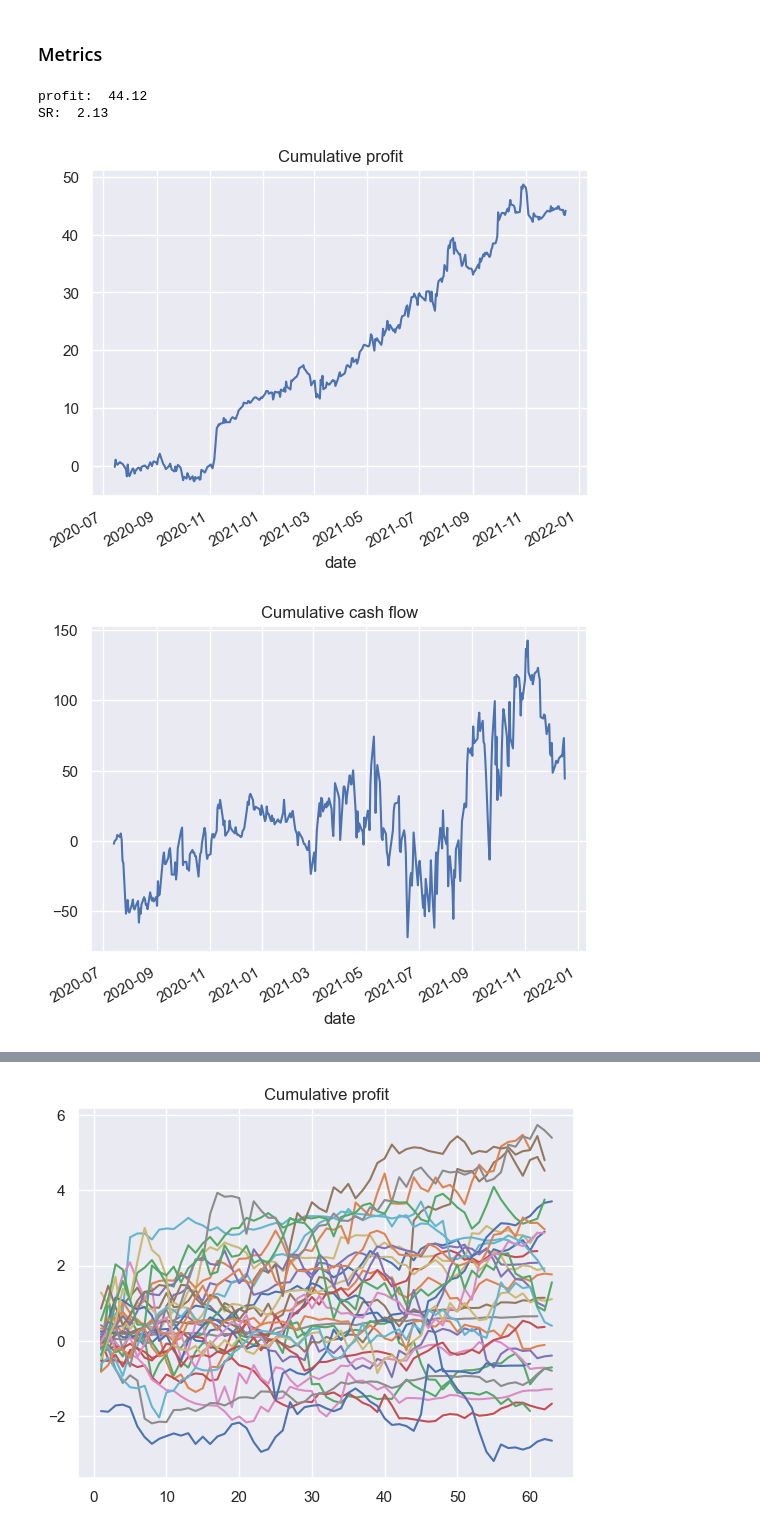
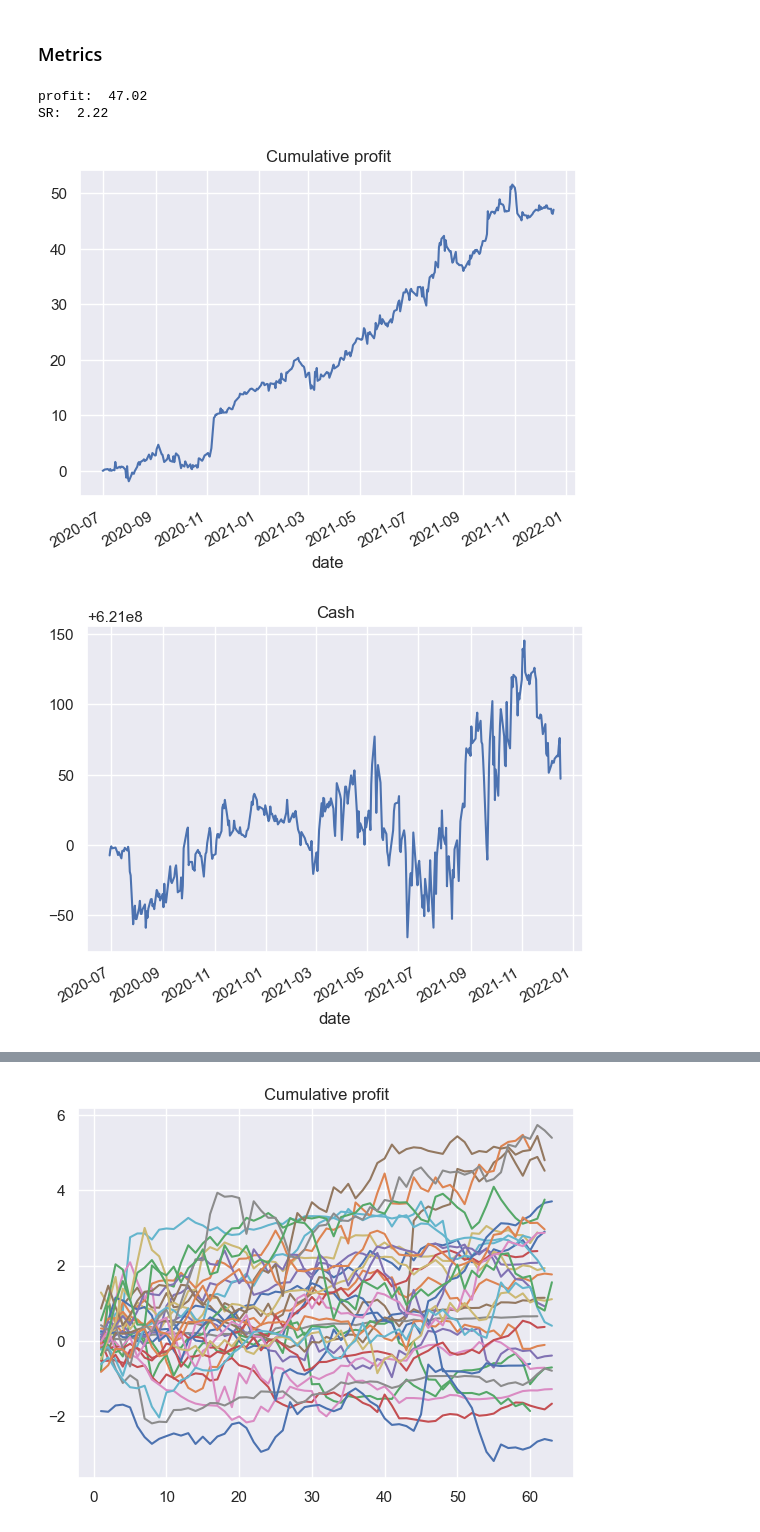
Before and after one commit to cvxgrp/cvx_stat_arb, a Jupyter notebook: notebooks/cvx_ccv_stat_arb.ipynb, the cells around one changed output, grey strips where cells are left out. Drawn from its saved outputs; the diff is of its cells as text; code cells hidden in the pictures.

```diff
--- a/notebooks/cvx_ccv_stat_arb.ipynb
+++ b/notebooks/cvx_ccv_stat_arb.ipynb
@@ -278,18 +301,18 @@ m = Metrics(portfolio_accum.profit)
 # %%
-m = Metrics(portfolio_accum.profit)
+m = Metrics(portfolio.profit)
 print("profit: ", np.round(m.total_profit,2))
 print("SR: ", np.round(m.sr_profit,2))
 # %% [output]
-profit:  44.12
-SR:  2.13
+profit:  47.02
+SR:  2.22
 # %%
-portfolio_accum.profit.cumsum().plot()
+portfolio.profit.cumsum().plot()
 plt.title("Cumulative profit");
 # %% [output]
-[figure, old version]
+[figure, new version]
-# %%
-portfolio_accum.cash_flow.cumsum().plot()
-plt.title("Cumulative cash flow");
-# %% [output]
-[figure, removed]
+# %%
+portfolio.cash.plot()
+plt.title("Cash");
+# %% [output]
+[figure, added]
 # %%
```
Also changed, not shown: parts of 23 cells of this notebook, 1 other file.
